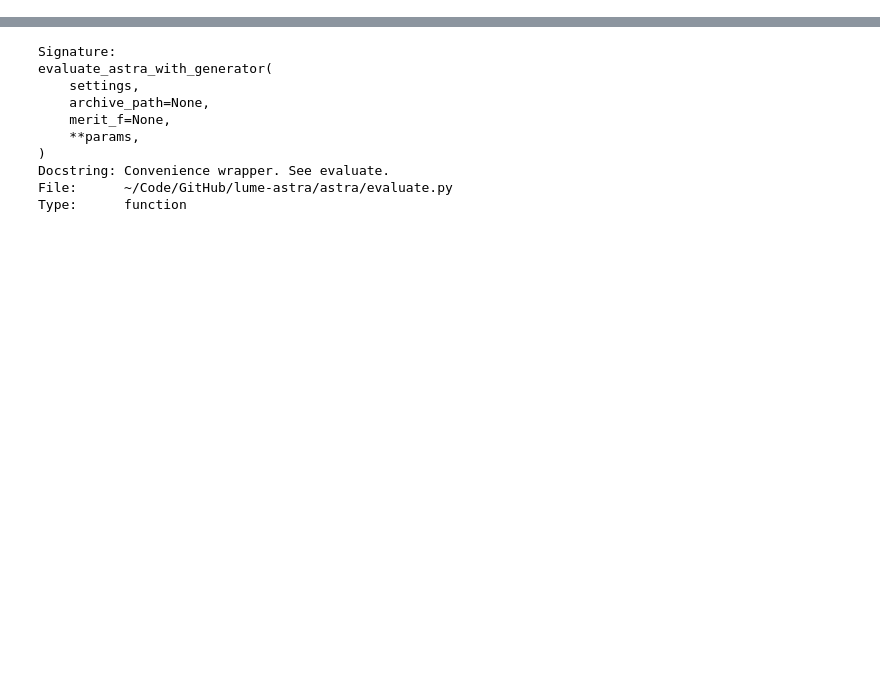
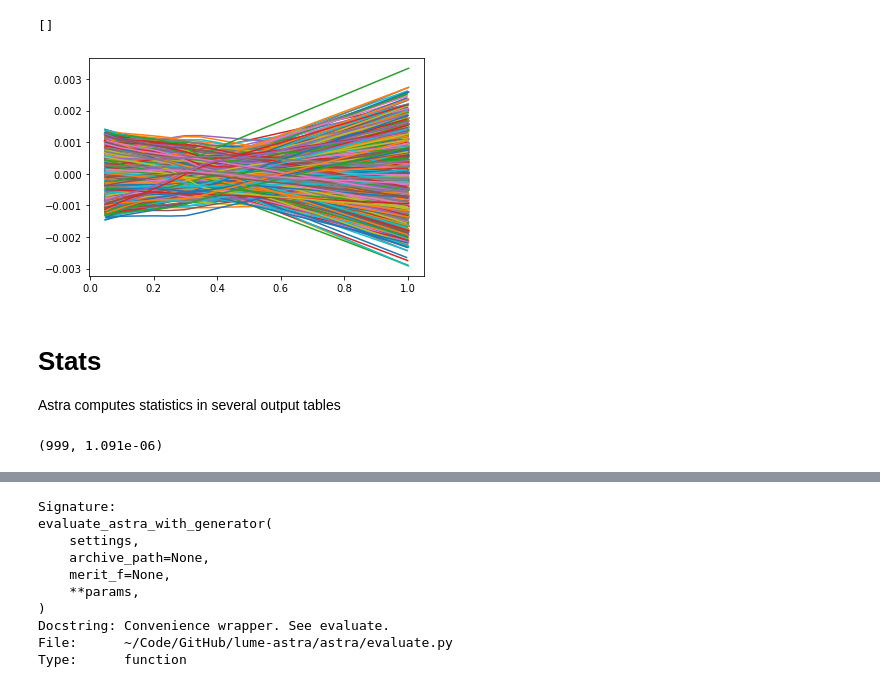
Before and after one commit to ChristopherMayes/lume-astra, a Jupyter notebook: examples/simple_astra_run.ipynb, the cells around one changed output, grey strips where cells are left out. Drawn from its saved outputs; the diff is of its cells as text; code cells hidden in the pictures; blank space fills up the shorter version.

Commit message:
Major changes to stat parsing, labels, and archiving. Greatly expanded example.

```diff
--- a/examples/simple_astra_run.ipynb
+++ b/examples/simple_astra_run.ipynb
@@ -141,0 +138,19 @@ outputs
+# %%
+# Traces can be made by gathering the coordinate arrays
+plt.plot(
+    [P.z for P in  A.particles],
+    [P.x for P in  A.particles]
+)
+plt.plot()
+# %% [output]
+[]
+[figure, added]
+# %% [markdown]
+# Stats
+
+Astra computes statistics in several output tables
+# %%
+# Astra's own calculated statistics can be retieved
+len(A.stat['norm_emit_x']), A.stat['norm_emit_x'][-1]
+# %% [output]
+(999, 1.091e-06)
```
Also changed, not shown: parts of 69 cells of this notebook, 11 other files.
